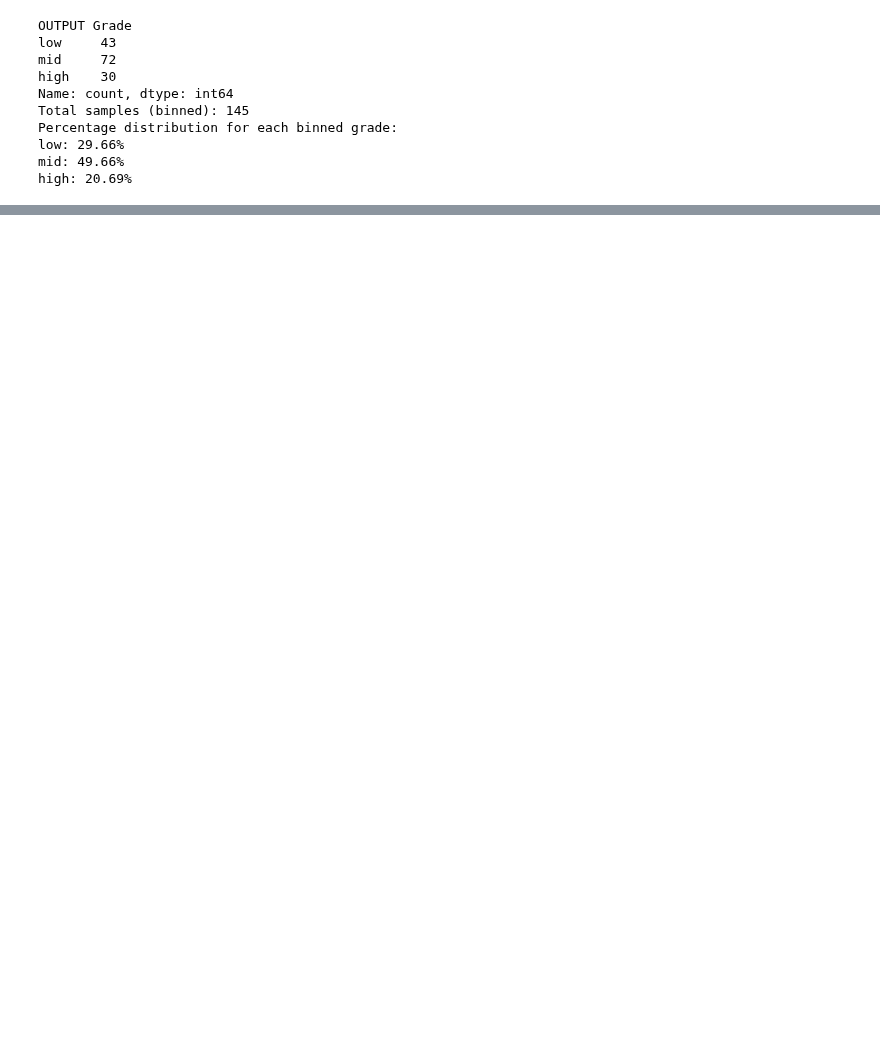
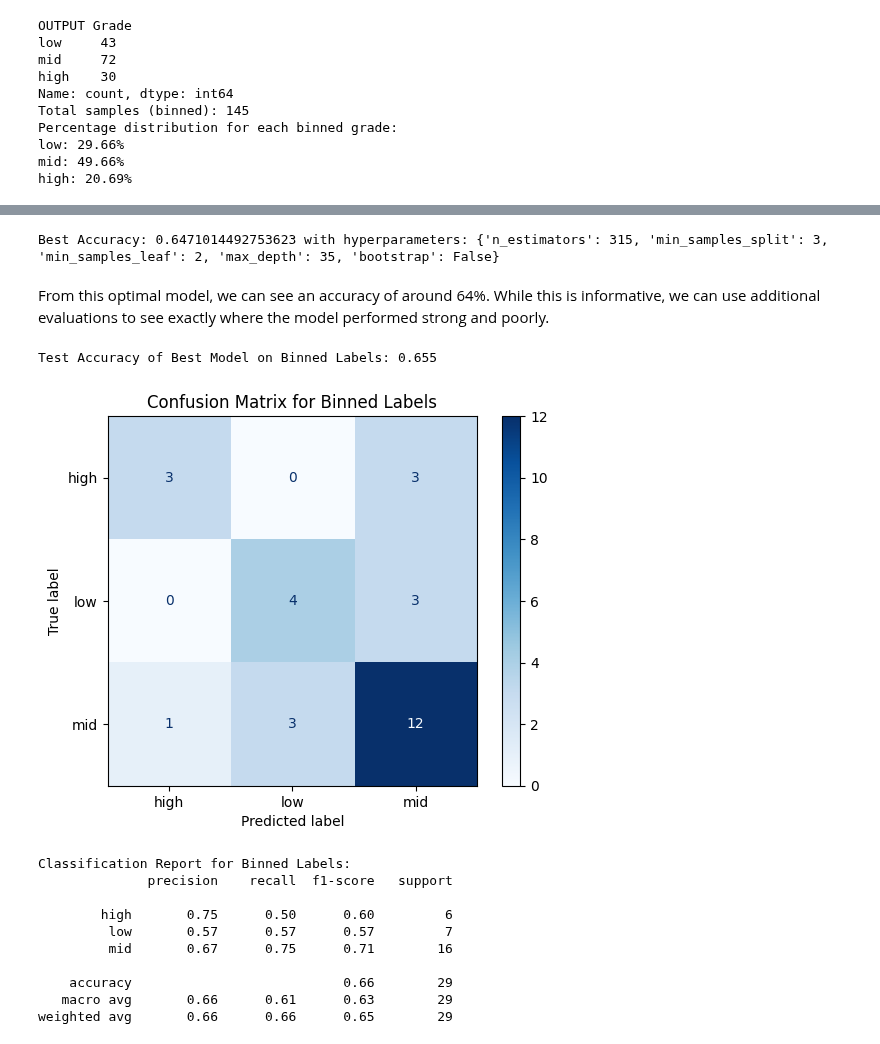
Before and after one commit to Jairik/Data-Science-Fundementals, a Jupyter notebook: Profiling-Academic-Trajectories/project-2-JJ-McCauley.ipynb, the cells around one changed output, grey strips where cells are left out. Drawn from its saved outputs; the diff is of its cells as text; code cells hidden in the pictures; blank space fills up the shorter version.

```diff
--- a/Profiling-Academic-Trajectories/project-2-JJ-McCauley.ipynb
+++ b/Profiling-Academic-Trajectories/project-2-JJ-McCauley.ipynb
@@ -692,0 +699,73 @@ high: 20.69%
+# %%
+# Get new training and test splits for binned labels
+X_train_binned, X_test_binned, y_train_binned, y_test_binned = train_test_split(X, y_binned, test_size=0.2, random_state=42)
+# %%
+from sklearn.model_selection import RandomizedSearchCV  # For hyperparameter tuning
+from sklearn.metrics import accuracy_score, classification_report, confusion_matrix, ConfusionMatrixDisplay  # For evaluation metrics
+import matplotlib.pyplot as plt  # For plotting confusion matrix
+
+# Ignore warnings for cleaner reporting output
+import warnings
+warnings.filterwarnings('ignore')
+
+# Declare a large, generalized hyperparameter grid for Randomized Search
+param_distributions = {
+    'n_estimators': [i for i in range(50, 500, 5)],
+    'max_depth': [i for i in range(3, 50, 1)] + [None],
+    'min_samples_split': [i for i in range(2, 15, 1)],
+    'min_samples_leaf': [i for i in range(1, 5, 1)],
+    'bootstrap': [True, False]
+}
+
+# Instantiate the Randomized Search with Cross-Validation
+random_search = RandomizedSearchCV(
+    estimator=RandomForestClassifier(random_state=42),
+    param_distributions=param_distributions,
+    n_iter=250,  # Number of parameter settings that are sampled
+    scoring='accuracy',  # Score on accuracy
+    cv=5,  # 5-Fold Cross-Validation
+    verbose=0,  # Disable verbose output for cleaner reporting
+    random_state=42,
+    n_jobs=-1  # Use all available cores for training, increasing overall speed
+)
+
+# Fit the Randomized Search to the dataset
+random_search.fit(X_train_binned, y_train_binned)  # Using the binned labels for classification
+
+# Print the basic results
+print(f"Best Accuracy: {random_search.best_score_} with hyperparameters: {random_search.best_params_}")
+# %% [output]
+Best Accuracy: 0.6471014492753623 with hyperparameters: {'n_estimators': 315, 'min_samples_split': 3, 'min_samples_leaf': 2, 'max_depth': 35, 'bootstrap': False}
+# %% [markdown]
+From this optimal model, we can see an accuracy of around 64%. While this is informative, we can use additional evaluations to see exactly where the model performed strong and poorly.
+# %%
+
+# Evaluate the best model on the test set
+best_model = random_search.best_estimator_  # Pull out the best model from the search
+y_pred_binned = best_model.predict(X_test_binned)  # Predict on the test set
+test_accuracy_binned = accuracy_score(y_test_binned, y_pred_binned)  # Calculate test accuracy
+print(f"Test Accuracy of Best Model on Binned Labels: {test_accuracy_binned:.3f}")
+
+# Display confusion matrix heatmap for evaluation
+conf_matrix = confusion_matrix(y_test_binned, y_pred_binned, labels=best_model.classes_)  # Get confusion matrix
+conf_matrix_display = ConfusionMatrixDisplay(confusion_matrix=conf_matrix, display_labels=best_model.classes_)  # Generate display object
+conf_matrix_display.plot(cmap=plt.cm.Blues)  # Plot confusion matrix with blue color map
+plt.title("Confusion Matrix for Binned Labels")
+plt.show()
+
+# Print classification report for evaluation
+print("Classification Report for Binned Labels:")
+print(classification_report(y_test_binned, y_pred_binned))
+# %% [output]
+Test Accuracy of Best Model on Binned Labels: 0.655
+[figure, added]
+Classification Report for Binned Labels:
+              precision    recall  f1-score   support
+
+        high       0.75      0.50      0.60         6
+         low       0.57      0.57      0.57         7
+         mid       0.67      0.75      0.71        16
+
+    accuracy                           0.66        29
+   macro avg       0.66      0.61      0.63        29
+weighted avg       0.66      0.66      0.65        29
```
Also changed, not shown: parts of 23 cells of this notebook.
